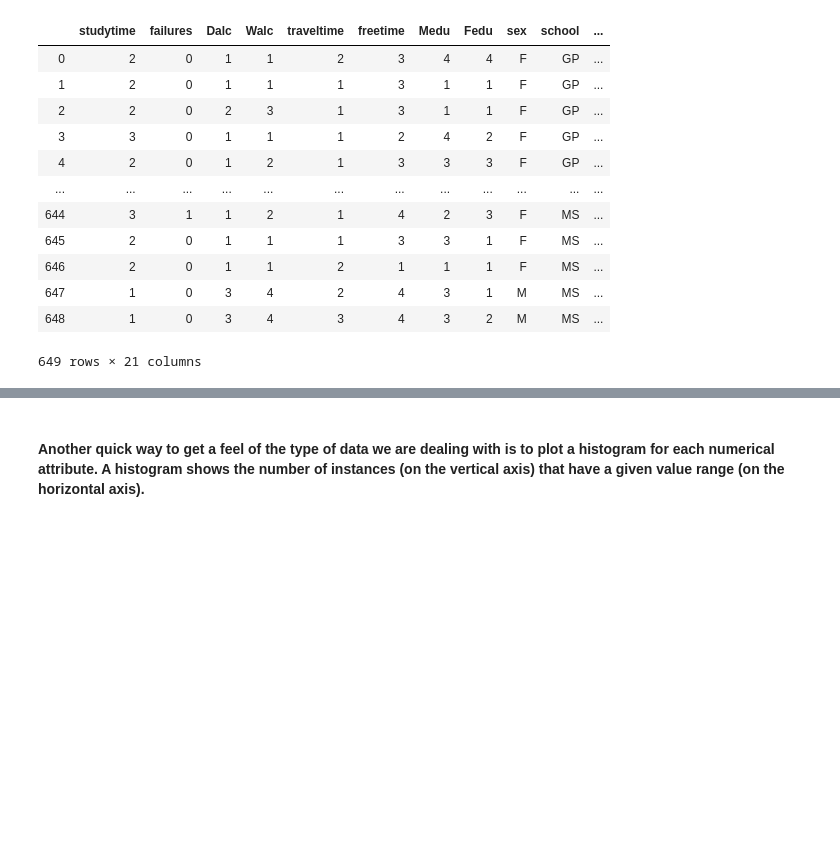
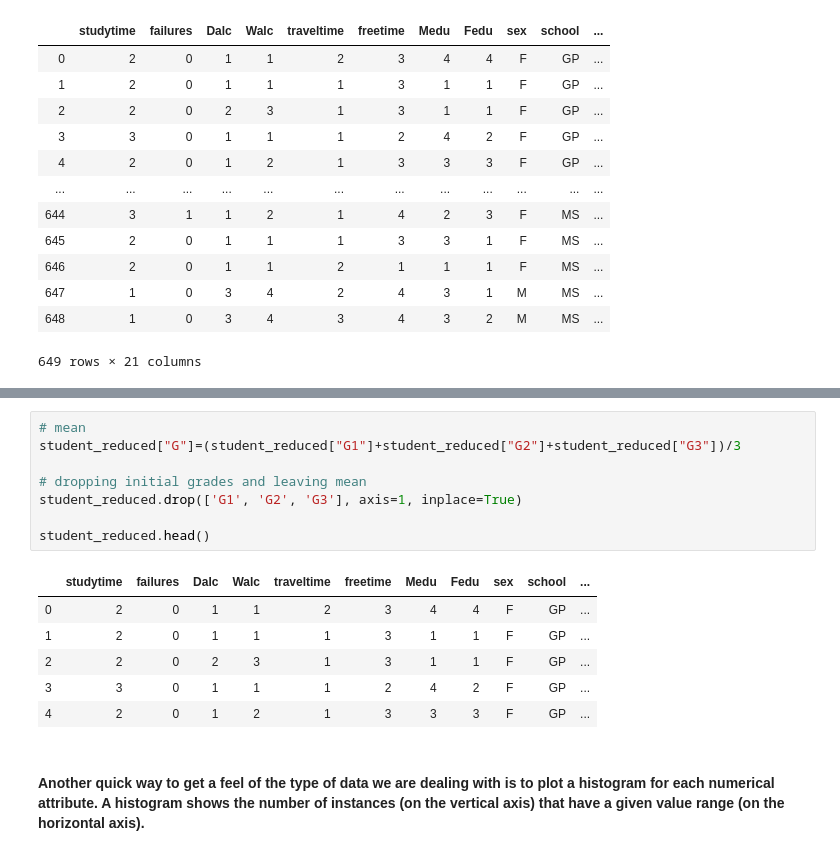
Before and after one commit to ourendingdays/Exploring-Datasets, a Jupyter notebook: Student Performance/students performance.ipynb, the cells around one changed output, grey strips where cells are left out. Cells and saved outputs as stored; diff of their text form; blank space fills up the shorter version.

```diff
--- a/Student Performance/students performance.ipynb
+++ b/Student Performance/students performance.ipynb
@@ -416,3 +419,18 @@ student_reduced
+# %%
+# mean
+student_reduced["G"]=(student_reduced["G1"]+student_reduced["G2"]+student_reduced["G3"])/3
+
+# dropping initial grades and leaving mean
+student_reduced.drop(['G1', 'G2', 'G3'], axis=1, inplace=True)
+
+student_reduced.head()
+# %% [output]
+|  | studytime | failures | Dalc | Walc | traveltime | freetime | Medu | Fedu | sex | school | ... |
+| 0 | 2 | 0 | 1 | 1 | 2 | 3 | 4 | 4 | F | GP | ... |
+| 1 | 2 | 0 | 1 | 1 | 1 | 3 | 1 | 1 | F | GP | ... |
+| 2 | 2 | 0 | 2 | 3 | 1 | 3 | 1 | 1 | F | GP | ... |
+| 3 | 3 | 0 | 1 | 1 | 1 | 2 | 4 | 2 | F | GP | ... |
+| 4 | 2 | 0 | 1 | 2 | 1 | 3 | 3 | 3 | F | GP | ... |
 # %% [markdown]
 #### Another quick way to get a feel of the type of data we are dealing with is to plot a histogram for each numerical attribute. A histogram shows the number of instances (on the vertical axis) that have a given value range (on the horizontal axis).
 # %%
```
Also changed, not shown: parts of 22 cells of this notebook, 1 other file.
